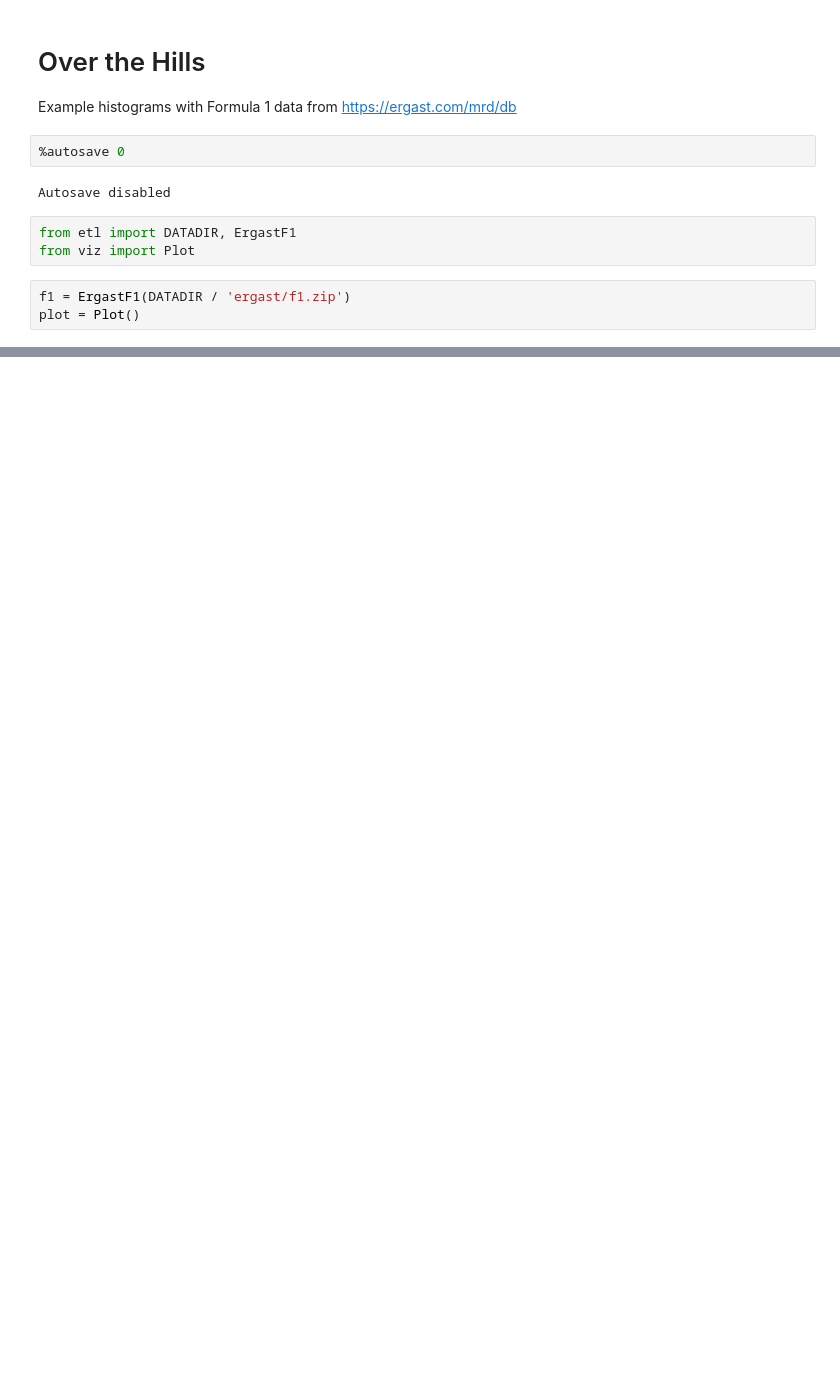
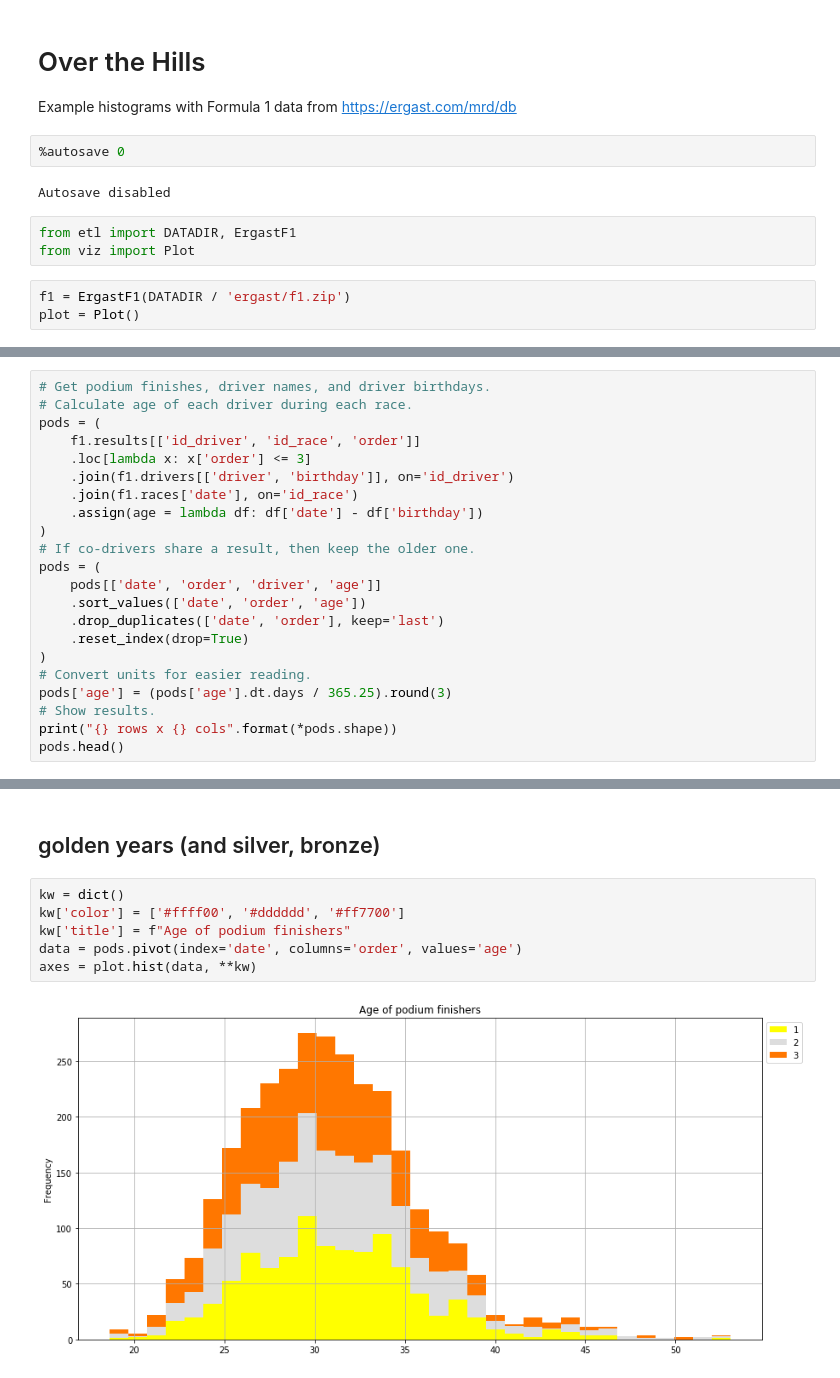
Before and after one commit to samkennerly/kingofsnake, a Jupyter notebook: books/viz/hist.ipynb, the cells around one changed output, grey strips where cells are left out. Cells and saved outputs as stored; diff of their text form; blank space fills up the shorter version.

Commit message:
Finish hist examples

```diff
--- a/books/viz/hist.ipynb
+++ b/books/viz/hist.ipynb
@@ -15,0 +18,22 @@ plot = Plot()
+# %%
+# Get podium finishes, driver names, and driver birthdays.
+# Calculate age of each driver during each race.
+pods = (
+    f1.results[['id_driver', 'id_race', 'order']]
+    .loc[lambda x: x['order'] <= 3]
+    .join(f1.drivers[['driver', 'birthday']], on='id_driver')
+    .join(f1.races['date'], on='id_race')
+    .assign(age = lambda df: df['date'] - df['birthday'])
+)
+# If co-drivers share a result, then keep the older one.
+pods = (
+    pods[['date', 'order', 'driver', 'age']]
+    .sort_values(['date', 'order', 'age'])
+    .drop_duplicates(['date', 'order'], keep='last')
+    .reset_index(drop=True)
+)
+# Convert units for easier reading.
+pods['age'] = (pods['age'].dt.days / 365.25).round(3)
+# Show results.
+print("{} rows x {} cols".format(*pods.shape))
+pods.head()
@@ -15,0 +48,10 @@ plot = Plot()
+# %% [markdown]
+## golden years (and silver, bronze)
+# %%
+kw = dict()
+kw['color'] = ['#ffff00', '#dddddd', '#ff7700']
+kw['title'] = f"Age of podium finishers"
+data = pods.pivot(index='date', columns='order', values='age')
+axes = plot.hist(data, **kw)
+# %% [output]
+[figure, added]
```
Also changed, not shown: parts of 8 cells of this notebook.
